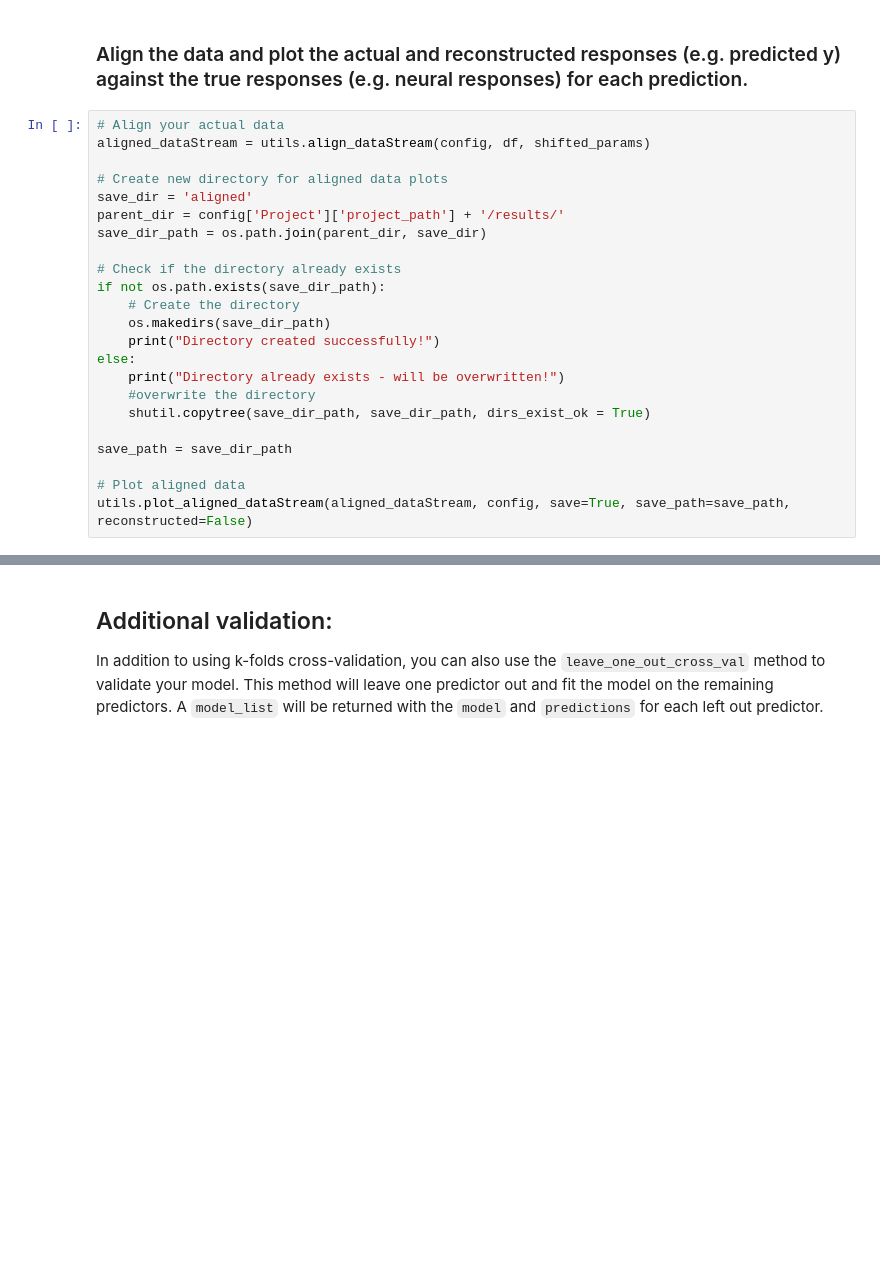
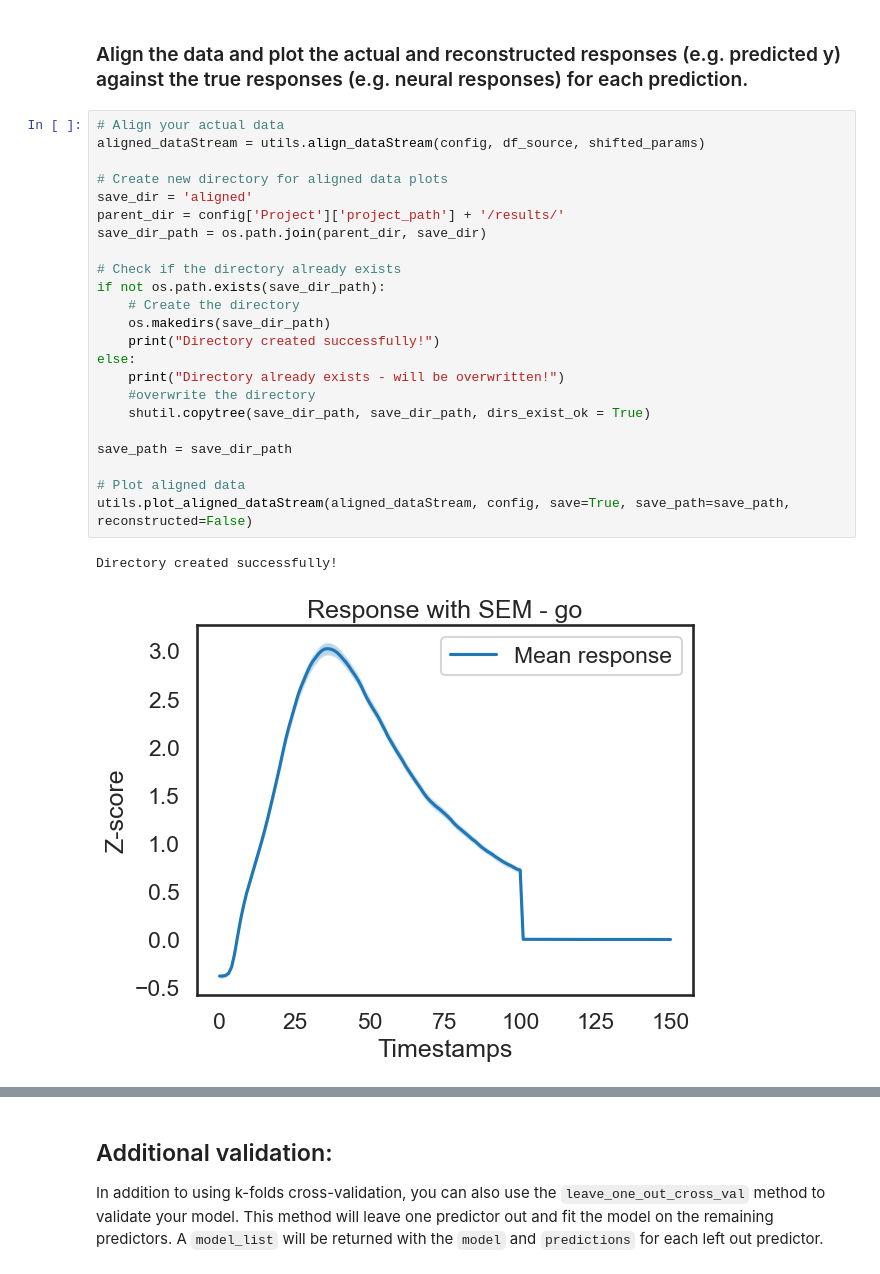
Before and after one commit to emilyferenczi/sabatini-glm-workflow, a Jupyter notebook: notebooks/gridSearch.ipynb, the cells around one changed output, grey strips where cells are left out. Saved outputs shown, nothing was run; the diff lists cells and outputs as text; blank space fills up the shorter version.

```diff
--- a/notebooks/gridSearch.ipynb
+++ b/notebooks/gridSearch.ipynb
@@ -332,24 +453,27 @@ utils.plot_betas(config, beta, df_predictors_shift, shifted_params, save=None, s
 ### Align the data and plot the actual and reconstructed responses (e.g. predicted y) against the true responses (e.g. neural responses) for each prediction.
 # %%
 # Align your actual data
-aligned_dataStream = utils.align_dataStream(config, df, shifted_params)
+aligned_dataStream = utils.align_dataStream(config, df_source, shifted_params)
 
 # Create new directory for aligned data plots
 save_dir = 'aligned'
 parent_dir = config['Project']['project_path'] + '/results/'
 save_dir_path = os.path.join(parent_dir, save_dir)
 
 # Check if the directory already exists
 if not os.path.exists(save_dir_path):
     # Create the directory
     os.makedirs(save_dir_path)
     print("Directory created successfully!")
 else:
     print("Directory already exists - will be overwritten!")
     #overwrite the directory
     shutil.copytree(save_dir_path, save_dir_path, dirs_exist_ok = True)
 
 save_path = save_dir_path
 
 # Plot aligned data
 utils.plot_aligned_dataStream(aligned_dataStream, config, save=True, save_path=save_path, reconstructed=False)
+# %% [output]
+Directory created successfully!
+[figure, added]
```
Also changed, not shown: parts of 32 cells of this notebook, 1 other file.
